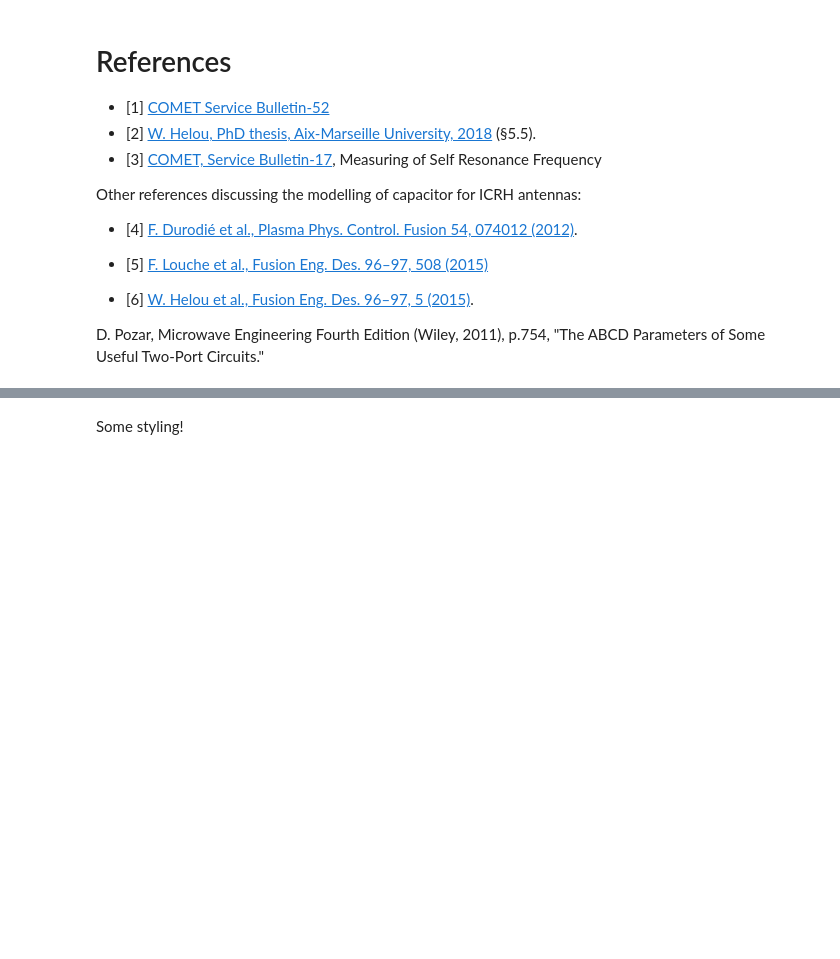
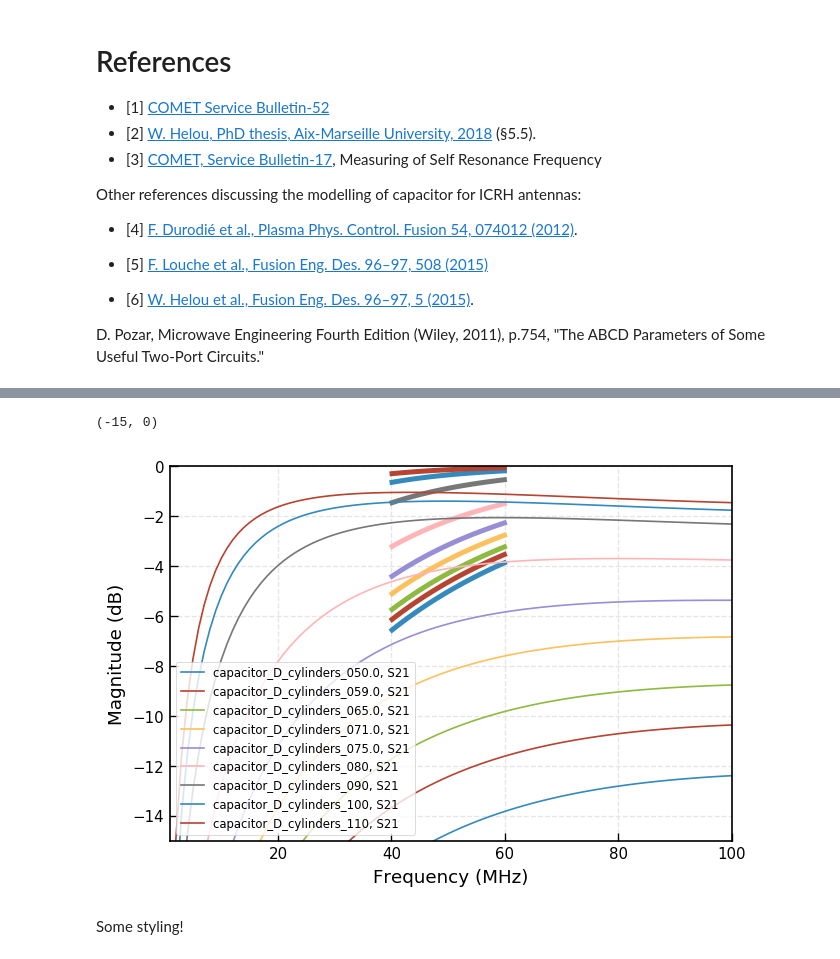
Before and after one commit to jhillairet/RFPPC2019, a Jupyter notebook: notebooks/WEST ICRH Antenna Capacitors.ipynb, the cells around one changed output, grey strips where cells are left out. Drawn from its saved outputs; the diff is of its cells as text; code cells hidden in the pictures; blank space fills up the shorter version.

```diff
--- a/notebooks/WEST ICRH Antenna Capacitors.ipynb
+++ b/notebooks/WEST ICRH Antenna Capacitors.ipynb
@@ -337,3 +402,13 @@ D. Pozar, Microwave Engineering Fourth Edition (Wiley, 2011), p.754, "The ABCD P
+# %%
+# compare S21
+for (C, ntw_ref) in zip(sols, capas_set):
+    props = next(plt.gca()._get_lines.prop_cycler)
+    ntw_ref.plot_s_db(m=1, n=0, lw=1, c=props['color'])
+    eq_capa_simple(C, L=28)[f_band].plot_s_db(m=1, n=0, lw=3, c=props['color'], label=None)
+plt.gca().set_ylim(-15,0)
+# %% [output]
+(-15, 0)
+[figure, added]
 # %% [markdown]
 Some styling!
 # %%
```
Also changed, not shown: parts of 11 cells of this notebook, 1 other file.
